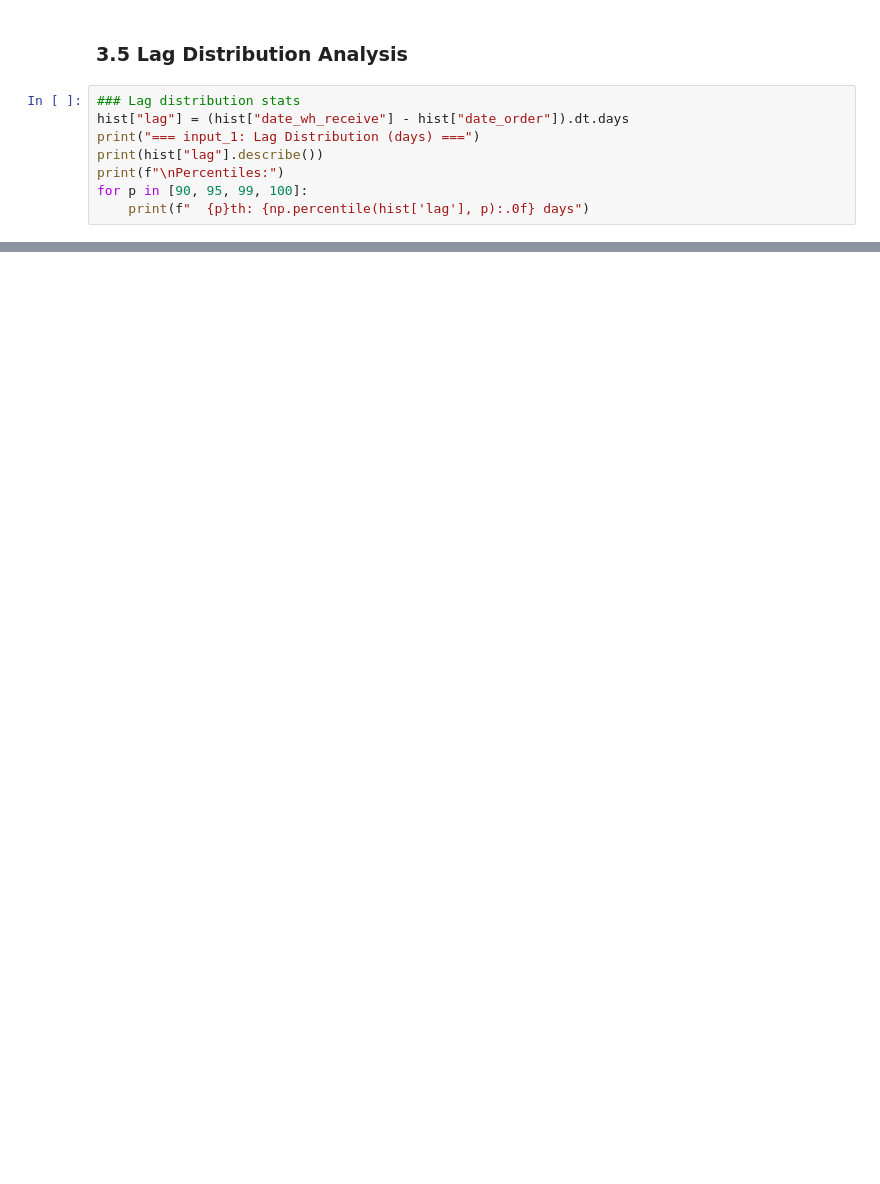
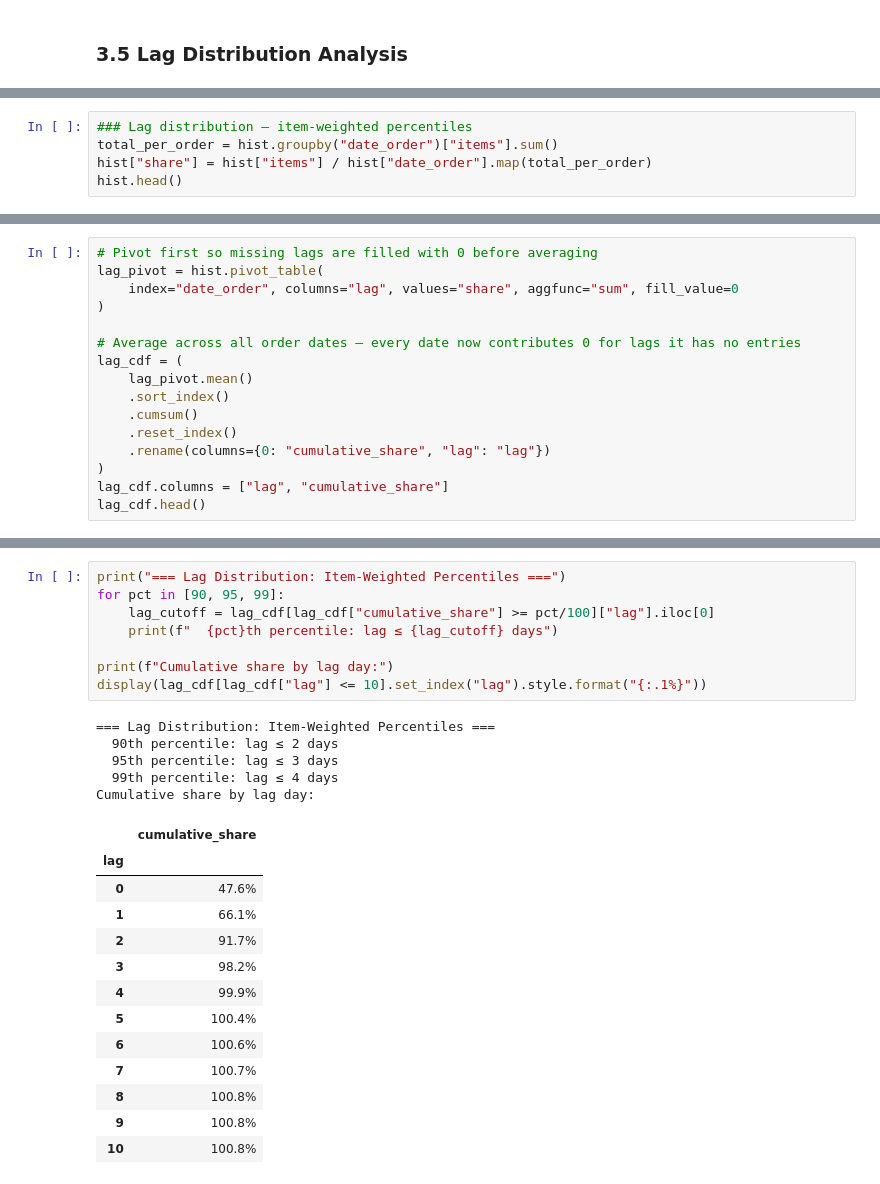
Before and after one commit to traha-89/zalando_fcst_case_study, a Jupyter notebook: analysis.ipynb, the cells around one changed output, grey strips where cells are left out. Cells and saved outputs as stored; diff of their text form; blank space fills up the shorter version.

```diff
--- a/analysis.ipynb
+++ b/analysis.ipynb
@@ -744,10 +800,2 @@ plt.show()
 # %% [markdown]
 ### 3.5 Lag Distribution Analysis
-# %%
-### Lag distribution stats
-hist["lag"] = (hist["date_wh_receive"] - hist["date_order"]).dt.days
-print("=== input_1: Lag Distribution (days) ===")
-print(hist["lag"].describe())
-print(f"\nPercentiles:")
-for p in [90, 95, 99, 100]:
-    print(f"  {p}th: {np.percentile(hist['lag'], p):.0f} days")
@@ -777,0 +802,5 @@ Percentiles:
+# %%
+### Lag distribution — item-weighted percentiles
+total_per_order = hist.groupby("date_order")["items"].sum()
+hist["share"] = hist["items"] / hist["date_order"].map(total_per_order)
+hist.head()
@@ -777,0 +814,16 @@ Percentiles:
+# %%
+# Pivot first so missing lags are filled with 0 before averaging
+lag_pivot = hist.pivot_table(
+    index="date_order", columns="lag", values="share", aggfunc="sum", fill_value=0
+)
+
+# Average across all order dates — every date now contributes 0 for lags it has no entries
+lag_cdf = (
+    lag_pivot.mean()
+    .sort_index()
+    .cumsum()
+    .reset_index()
+    .rename(columns={0: "cumulative_share", "lag": "lag"})
+)
+lag_cdf.columns = ["lag", "cumulative_share"]
+lag_cdf.head()
@@ -777,0 +837,27 @@ Percentiles:
+# %%
+print("=== Lag Distribution: Item-Weighted Percentiles ===")
+for pct in [90, 95, 99]:
+    lag_cutoff = lag_cdf[lag_cdf["cumulative_share"] >= pct/100]["lag"].iloc[0]
+    print(f"  {pct}th percentile: lag ≤ {lag_cutoff} days")
+
+print(f"Cumulative share by lag day:")
+display(lag_cdf[lag_cdf["lag"] <= 10].set_index("lag").style.format("{:.1%}"))
+# %% [output]
+=== Lag Distribution: Item-Weighted Percentiles ===
+  90th percentile: lag ≤ 2 days
+  95th percentile: lag ≤ 3 days
+  99th percentile: lag ≤ 4 days
+Cumulative share by lag day:
+|  | cumulative_share |
+| lag |  |
+| 0 | 47.6% |
+| 1 | 66.1% |
+| 2 | 91.7% |
+| 3 | 98.2% |
+| 4 | 99.9% |
+| 5 | 100.4% |
+| 6 | 100.6% |
+| 7 | 100.7% |
+| 8 | 100.8% |
+| 9 | 100.8% |
+| 10 | 100.8% |
```
Also changed, not shown: parts of 15 cells of this notebook.
